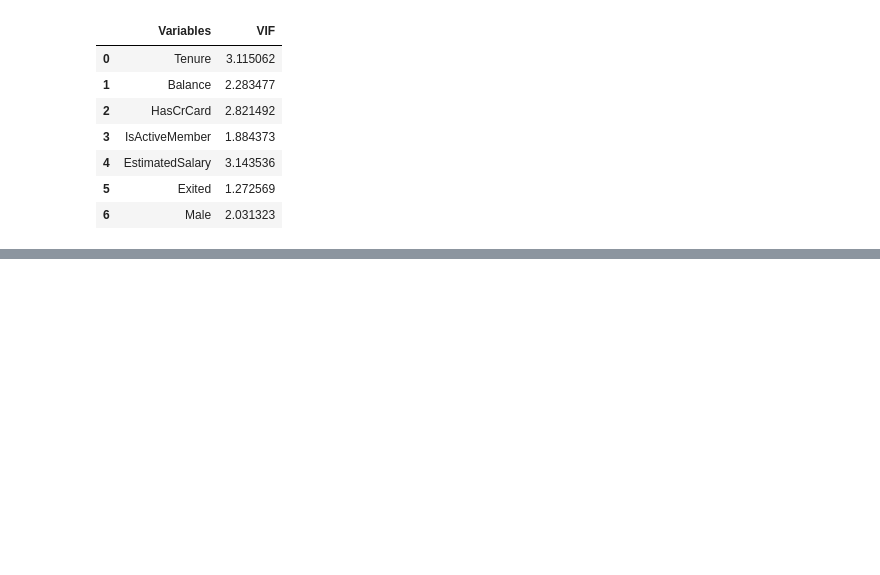
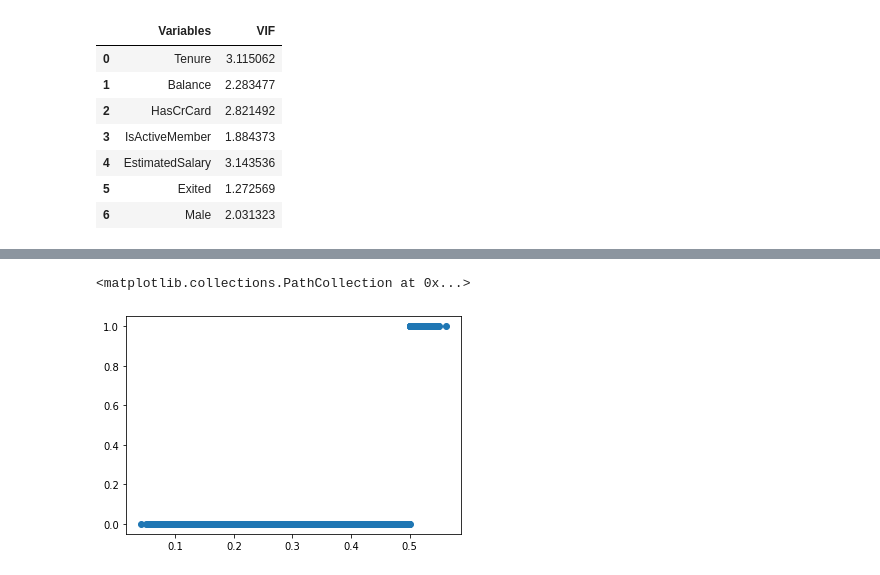
Before and after one commit to MainaliB/my_work, a Jupyter notebook: bank_churn_classifiction.ipynb, the cells around one changed output, grey strips where cells are left out. Cells and saved outputs as stored; diff of their text form; code cells hidden in the pictures; blank space fills up the shorter version.

```diff
--- a/bank_churn_classifiction.ipynb
+++ b/bank_churn_classifiction.ipynb
@@ -459,0 +507,8 @@ vif(train.drop(columns = [ 'credit_range', 'salary_range','NumOfProducts', 'bala
+# %%
+# getting our X variables for our model
+
+x_var = x_train.drop(columns = [ 'Age', 'Tenure', 'Balance', 'EstimatedSalary'])
+
+# creating our model
+
+logit = LogisticRegression(random_state = 123, C = 1)
@@ -459,0 +523,8 @@ vif(train.drop(columns = [ 'credit_range', 'salary_range','NumOfProducts', 'bala
+# %%
+# fitting our model
+
+logit = logit.fit(x_var, y_train)
+# %%
+# predicting y value using our model
+
+y_train_pred = logit.predict(x_var)
@@ -459,0 +546,8 @@ vif(train.drop(columns = [ 'credit_range', 'salary_range','NumOfProducts', 'bala
+# %%
+# getting the prediction probability
+
+
+y_pred_probability = logit.predict_proba(x_var)
+
+
+y_pred_probability
@@ -459,0 +562,7 @@ vif(train.drop(columns = [ 'credit_range', 'salary_range','NumOfProducts', 'bala
+# %%
+# plotting the predicted value with its probability
+
+plt.scatter(y_pred_probability[:,1], y_train_pred)
+# %% [output]
+<matplotlib.collections.PathCollection at 0x...>
+[figure, added]
```
Also changed, not shown: parts of 12 cells of this notebook.
